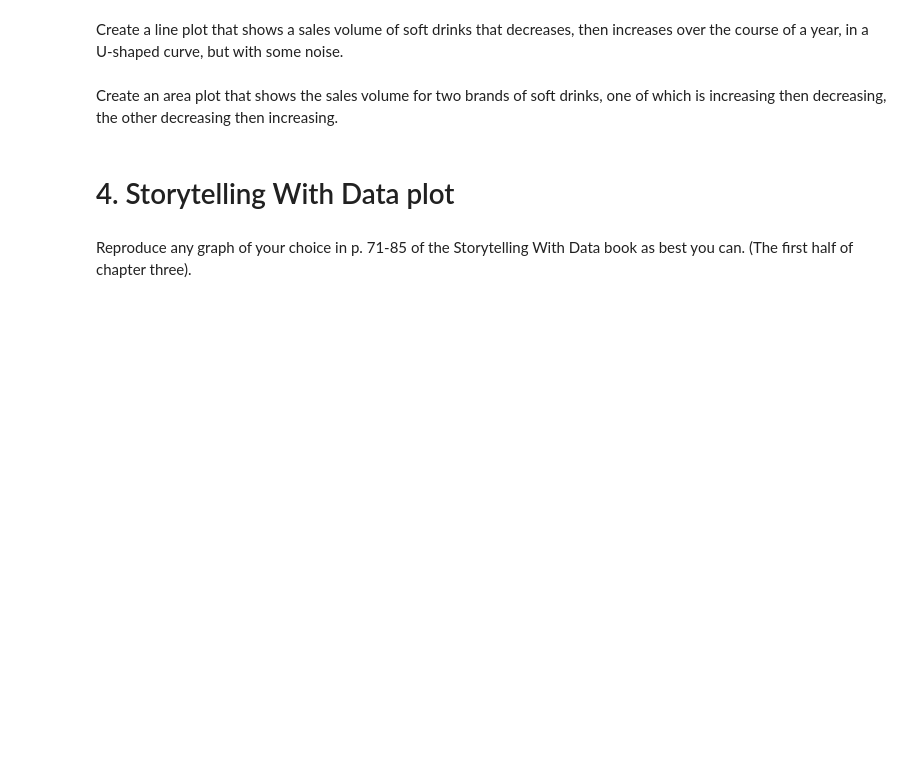
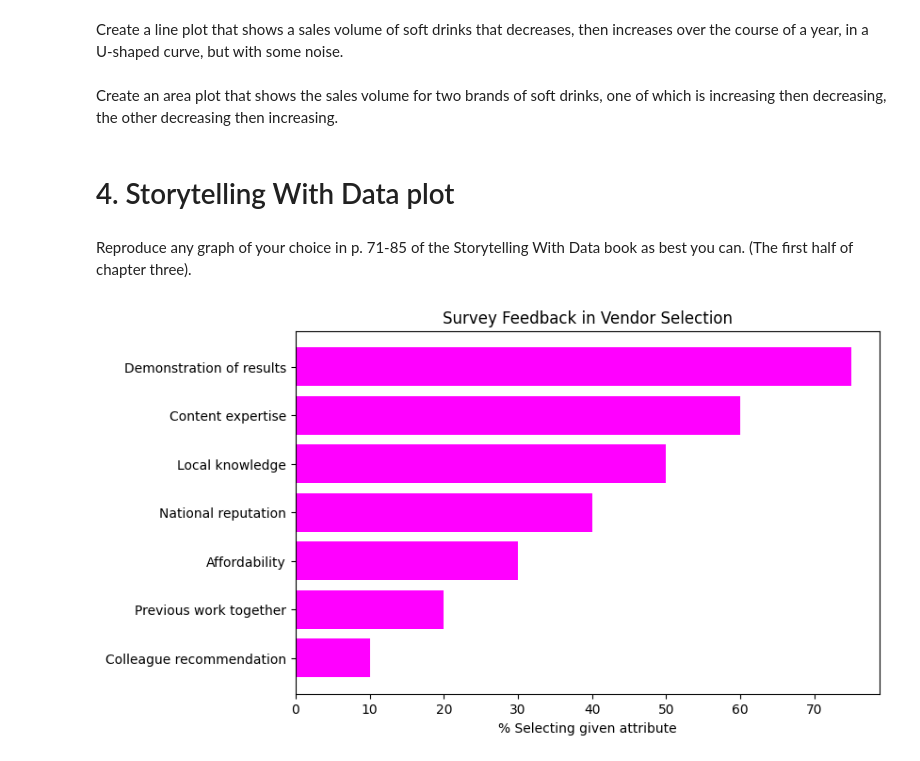
Before and after one commit to manningdbu/OMDS-ModB2-Week-5---Manning-Diana-, a Jupyter notebook: Week5-concealed-answer.ipynb, the cells around one changed output. Drawn from its saved outputs; the diff is of its cells as text; code cells hidden in the pictures; blank space fills up the shorter version.

```diff
--- a/Week5-concealed-answer.ipynb
+++ b/Week5-concealed-answer.ipynb
@@ -230,3 +230,26 @@ Create an area plot that shows the sales volume for two brands of soft drinks, o
 # 4. Storytelling With Data plot
 # %% [markdown]
 Reproduce any graph of your choice in p. 71-85 of the Storytelling With Data book as best you can.  (The first half of chapter three).
+# %%
+fig3_13 = {"Attribute":[
+        "Demonstration of results",
+        "Content expertise",
+        "Local knowledge",
+        "National reputation",
+        "Affordability",
+        "Previous work together",
+        "Colleague recommendation"],
+    "Percent":[75, 60, 50, 40, 30, 20, 10]}
+# %%
+import pandas as pd
+figdf = pd.DataFrame(fig3_13)
+
+figdf = figdf.sort_values("Percent", ascending=True)
+
+plt.figure(figsize=(8,5))
+plt.barh(figdf["Attribute"], figdf["Percent"], color="magenta")
+plt.xlabel("% Selecting given attribute")
+plt.title("Survey Feedback in Vendor Selection")
+plt.show()
+# %% [output]
+[figure, added]
```
